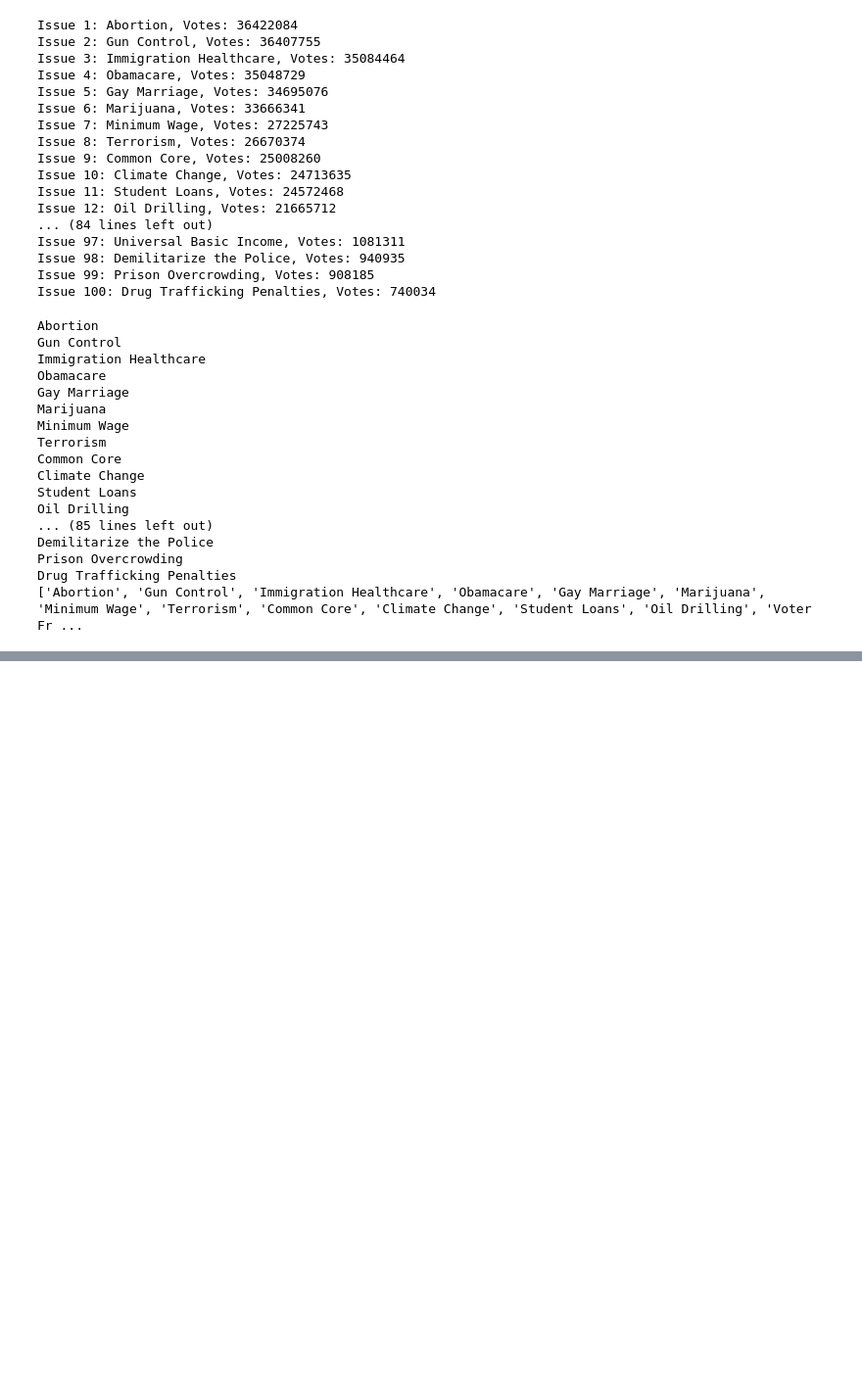
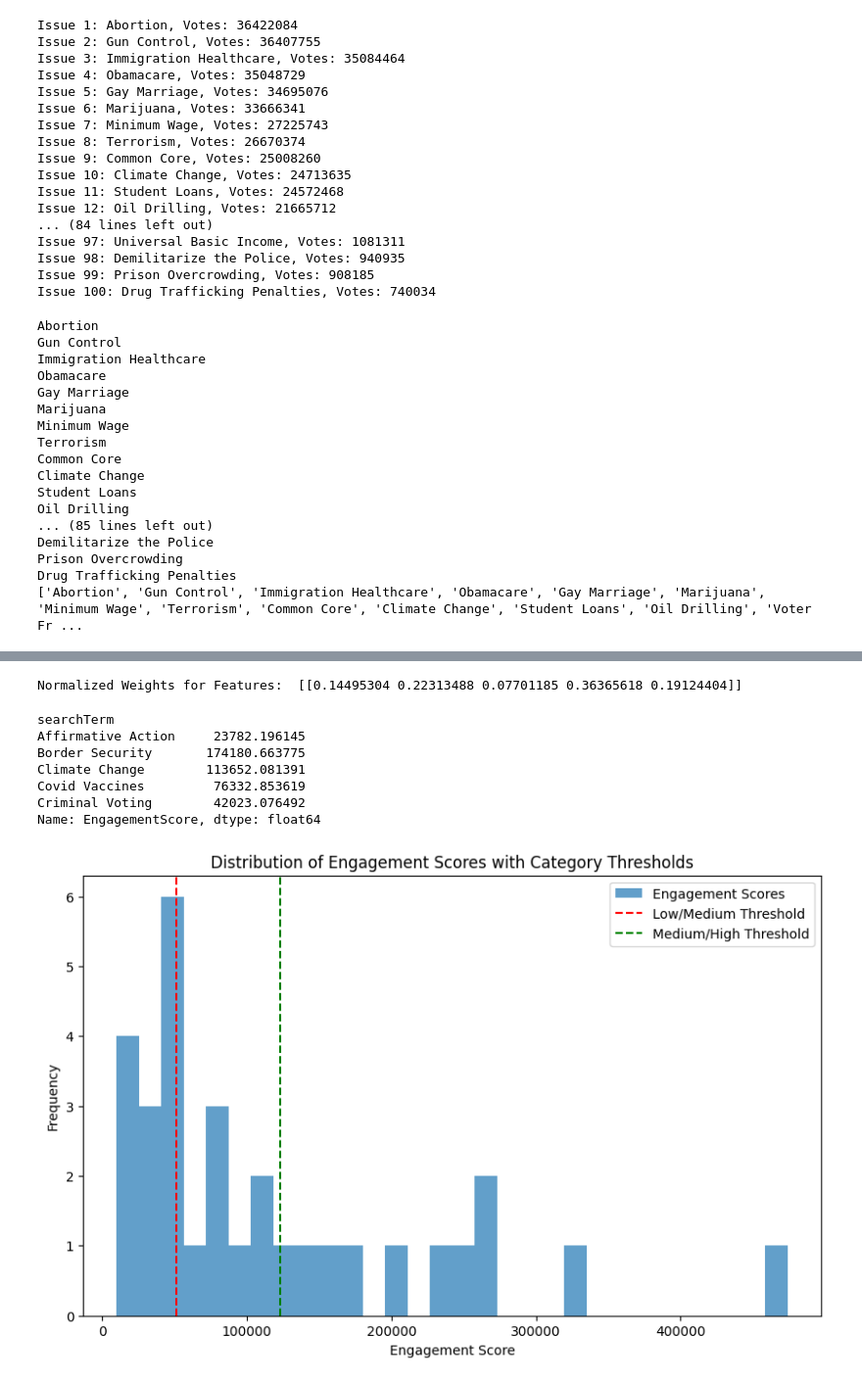
Before and after one commit to tun24193temple/CIS3715_DataScience_2024, a Jupyter notebook: Clustering Political Issues/DataPulling.ipynb, the cells around one changed output, grey strips where cells are left out. Shown at 98% size. Cells and saved outputs as stored; diff of their text form; code cells hidden in the pictures; blank space fills up the shorter version.

Commit message:
MLP for engagment metric weights to determine score

```diff
--- a/Clustering Political Issues/DataPulling.ipynb
+++ b/Clustering Political Issues/DataPulling.ipynb
@@ -184,0 +427,70 @@ Cross-validation scores: 0.46837311931604725
+# %%
+from sklearn.linear_model import LinearRegression
+
+# Train a linear regression model
+reg = LinearRegression().fit(X_train, y_train)
+
+# Extract coefficients
+feature_weights = reg.coef_
+
+# Normalize weights to use in the engagement score
+normalized_weights = feature_weights / np.sum(np.abs(feature_weights))
+
+print("Normalized Weights for Features: ", normalized_weights)
+# %% [output]
+Normalized Weights for Features:  [[0.14495304 0.22313488 0.07701185 0.36365618 0.19124404]]
+# %%
+import matplotlib.pyplot as plt
+
+
+# Assuming 'df' is your DataFrame and 'normalized_weights' contains the weights for each feature
+# Calculate the engagement score for each tweet
+features = ['likeCount', 'replyCount', 'quoteCount', 'retweetCount', 'followersCount']
+df['EngagementScore'] = df[features].dot(normalized_weights.T)
+
+# Aggregate scores by political topic
+topic_engagement = df.groupby('searchTerm')['EngagementScore'].mean()
+
+# Determine thresholds for "low", "medium", and "high" engagement
+low_threshold, high_threshold = topic_engagement.quantile([0.33, 0.66])
+
+# Assign categories based on these thresholds
+def categorize_engagement(score):
+    if score <= low_threshold:
+        return 'Low'
+    elif score <= high_threshold:
+        return 'Medium'
+    else:
+        return 'High'
+
+# Assuming 'topic_engagement' is a DataFrame and you have a column 'EngagementScore' for plotting
+topic_engagement = df.groupby('searchTerm')['EngagementScore'].mean()
+
+# Check the structure of topic_engagement
+print(topic_engagement.head())
+
+# Assuming topic_engagement is a Series with numeric values now, plot the histogram
+plt.figure(figsize=(10, 6))
+plt.hist(topic_engagement.values, bins=30, alpha=0.7, label='Engagement Scores')
+plt.axvline(x=topic_engagement.quantile(0.33), color='r', linestyle='--', label='Low/Medium Threshold')
+plt.axvline(x=topic_engagement.quantile(0.66), color='g', linestyle='--', label='Medium/High Threshold')
+plt.title('Distribution of Engagement Scores with Category Thresholds')
+plt.xlabel('Engagement Score')
+plt.ylabel('Frequency')
+plt.legend()
+plt.show()
+# Calculate the average engagement score for each searchTerm
+topic_engagement = df.groupby('searchTerm')['EngagementScore'].mean()
+
+# Print the engagement score for each searchTerm
+print("Engagement Scores by Topic:")
+print(topic_engagement)
+# %% [output]
+searchTerm
+Affirmative Action     23782.196145
+Border Security       174180.663775
+Climate Change        113652.081391
+Covid Vaccines         76332.853619
+Criminal Voting        42023.076492
+Name: EngagementScore, dtype: float64
+[figure, added]
```
Also changed, not shown: parts of 5 cells of this notebook, 1 other file.
